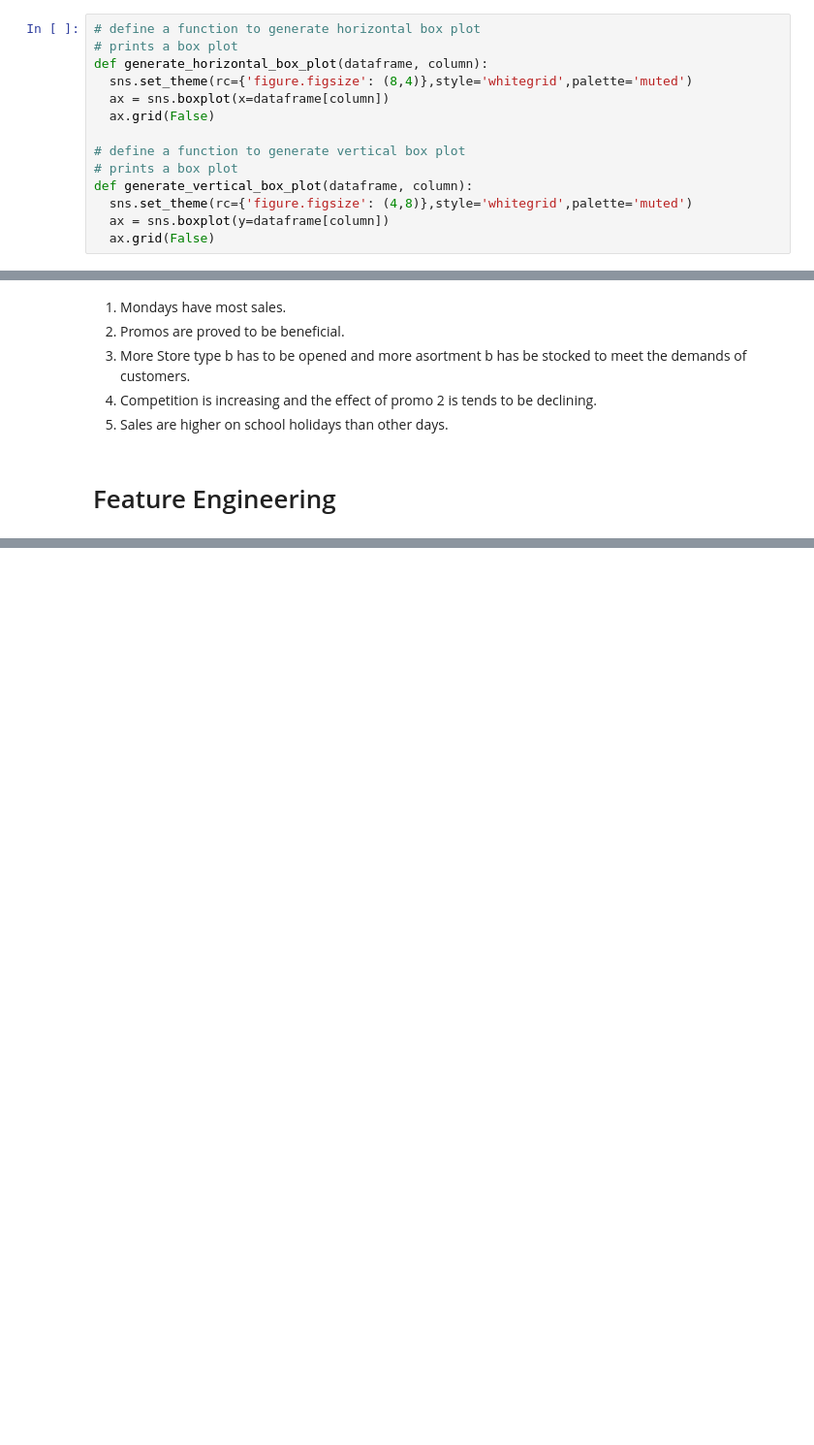
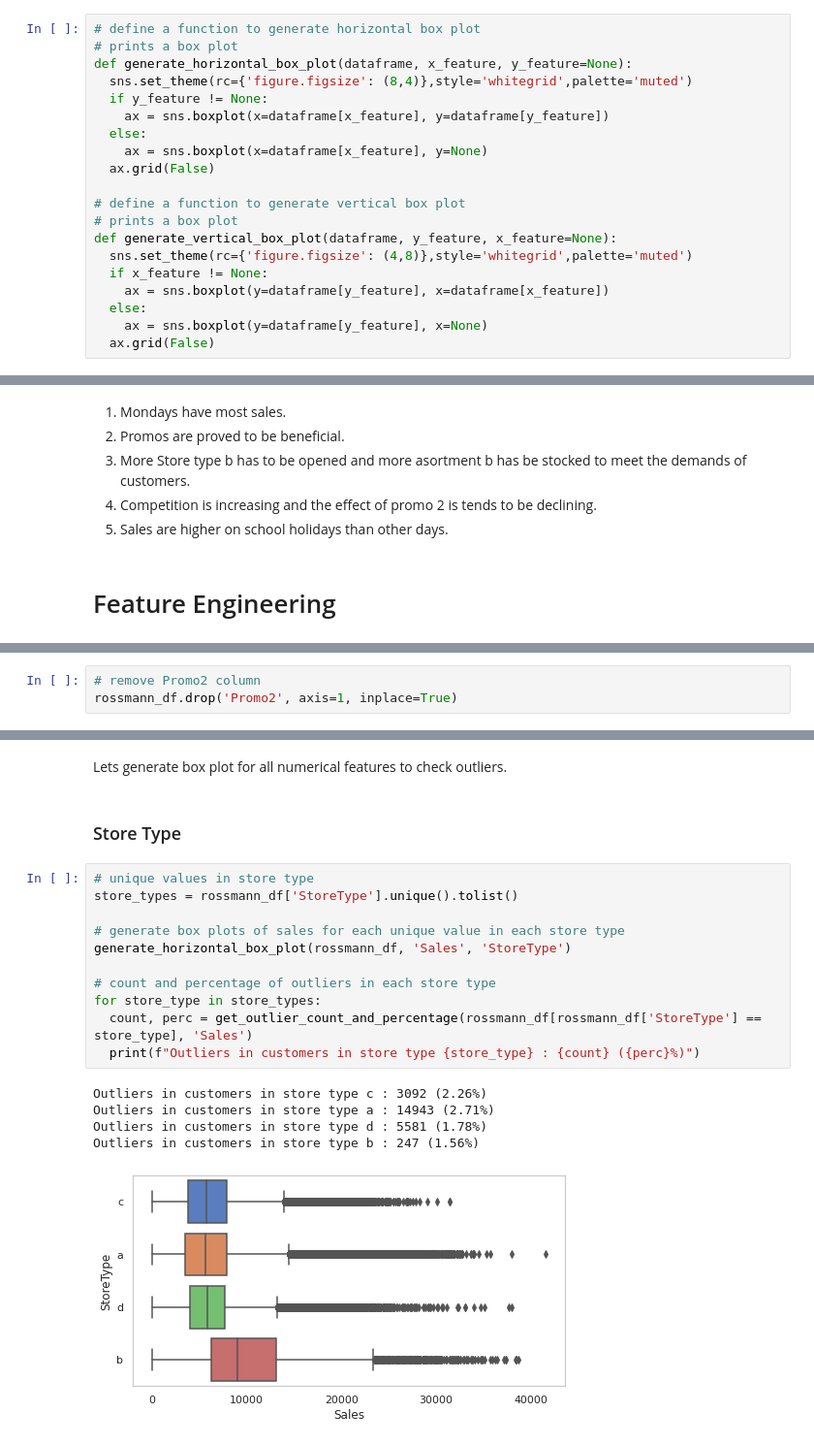
Before and after one commit to connect-midhunr/rossmann-sales-prediction, a Jupyter notebook: Rossmann_Sales_Prediction_Capstone_Project.ipynb, the cells around one changed output, grey strips where cells are left out. Shown at 97% size. Cells and saved outputs as stored; diff of their text form; blank space fills up the shorter version.

```diff
--- a/Rossmann_Sales_Prediction_Capstone_Project.ipynb
+++ b/Rossmann_Sales_Prediction_Capstone_Project.ipynb
@@ -116,16 +128,22 @@ def get_avg_from_column(dataframe, column_label, feature):
 # %%
 # define a function to generate horizontal box plot
 # prints a box plot
-def generate_horizontal_box_plot(dataframe, column):
+def generate_horizontal_box_plot(dataframe, x_feature, y_feature=None):
   sns.set_theme(rc={'figure.figsize': (8,4)},style='whitegrid',palette='muted')
-  ax = sns.boxplot(x=dataframe[column])
+  if y_feature != None:
+    ax = sns.boxplot(x=dataframe[x_feature], y=dataframe[y_feature])
+  else:
+    ax = sns.boxplot(x=dataframe[x_feature], y=None)
   ax.grid(False)
 
 # define a function to generate vertical box plot
 # prints a box plot
-def generate_vertical_box_plot(dataframe, column):
+def generate_vertical_box_plot(dataframe, y_feature, x_feature=None):
   sns.set_theme(rc={'figure.figsize': (4,8)},style='whitegrid',palette='muted')
-  ax = sns.boxplot(y=dataframe[column])
+  if x_feature != None:
+    ax = sns.boxplot(y=dataframe[y_feature], x=dataframe[x_feature])
+  else:
+    ax = sns.boxplot(y=dataframe[y_feature], x=None)
   ax.grid(False)
 # %%
 # define a function to plot a pie chart
@@ -770,0 +852,3 @@ Sales and customers decreases with increase in competition distance.
+# %%
+# remove Promo2 column
+rossmann_df.drop('Promo2', axis=1, inplace=True)
@@ -770,0 +857,21 @@ Sales and customers decreases with increase in competition distance.
+# %% [markdown]
+Lets generate box plot for all numerical features to check outliers.
+# %% [markdown]
+### Store Type
+# %%
+# unique values in store type
+store_types = rossmann_df['StoreType'].unique().tolist()
+
+# generate box plots of sales for each unique value in each store type
+generate_horizontal_box_plot(rossmann_df, 'Sales', 'StoreType')
+
+# count and percentage of outliers in each store type
+for store_type in store_types:
+  count, perc = get_outlier_count_and_percentage(rossmann_df[rossmann_df['StoreType'] == store_type], 'Sales')
+  print(f"Outliers in customers in store type {store_type} : {count} ({perc}%)")
+# %% [output]
+Outliers in customers in store type c : 3092 (2.26%)
+Outliers in customers in store type a : 14943 (2.71%)
+Outliers in customers in store type d : 5581 (1.78%)
+Outliers in customers in store type b : 247 (1.56%)
+[figure, added]
```
Also changed, not shown: parts of 23 cells of this notebook.
